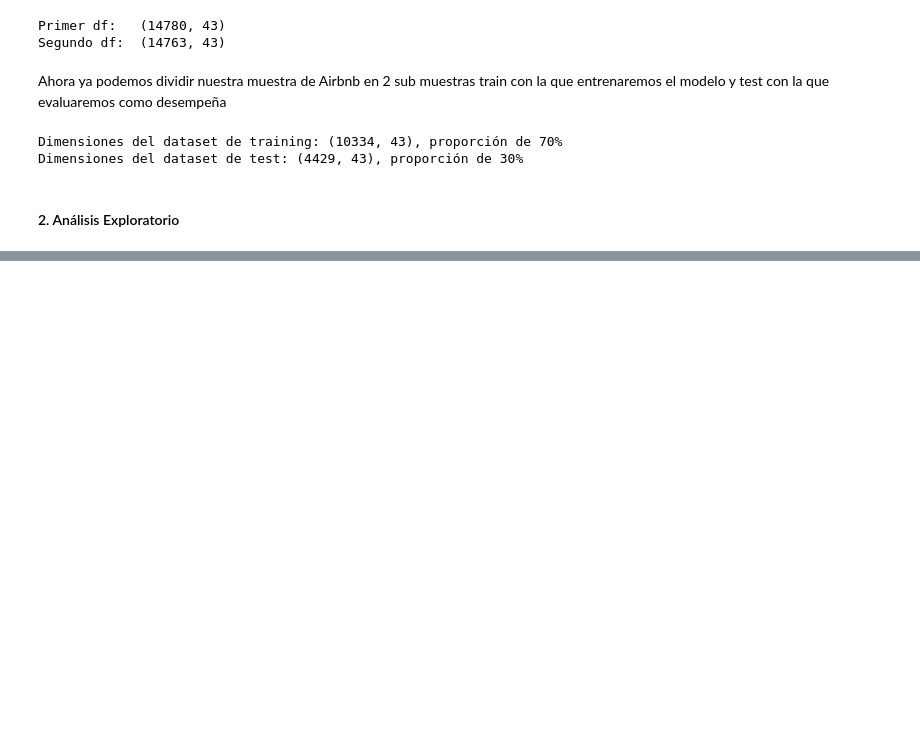
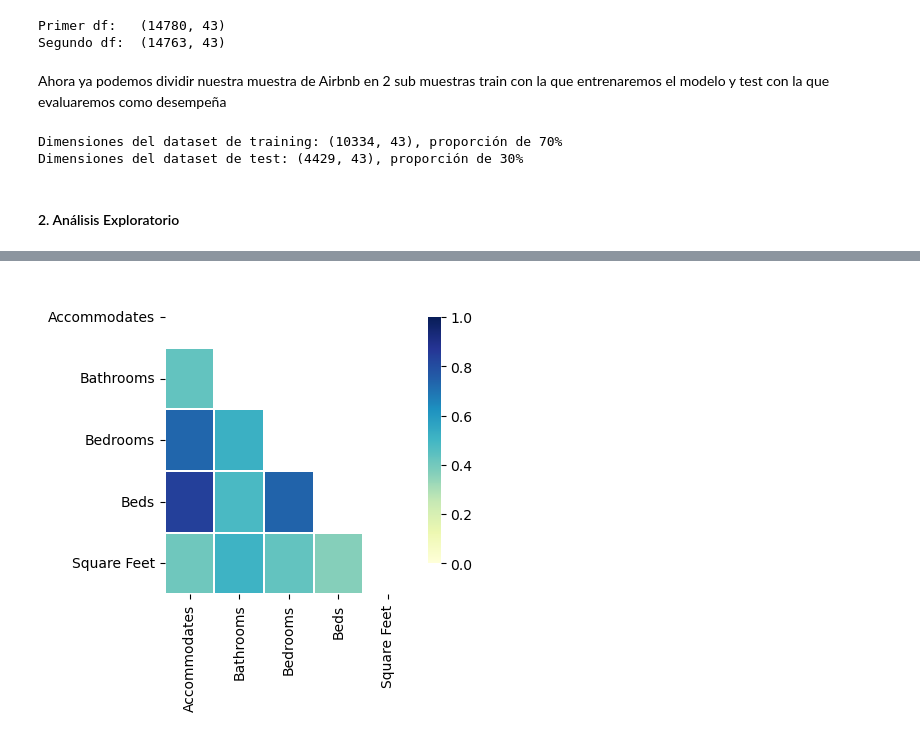
Before and after one commit to ramonlaborda/practica-ml, a Jupyter notebook: Estimacion Precio Airbnb.ipynb, the cells around one changed output, grey strips where cells are left out. Cells and saved outputs as stored; diff of their text form; code cells hidden in the pictures; blank space fills up the shorter version.

```diff
--- a/Estimacion Precio Airbnb.ipynb
+++ b/Estimacion Precio Airbnb.ipynb
@@ -105,0 +155,4 @@ Dimensiones del dataset de test: (4429, 43), proporción de 30%
+# %%
+# Variables relacionadas con características físicas del Airbnb
+val_air = ['Property Type', 'Room Type', 'Accommodates', 'Bathrooms', 'Bedrooms', 'Beds', 'Bed Type', 'Amenities', 'Square Feet']
+len(val_air)
@@ -105,0 +338,21 @@ Dimensiones del dataset de test: (4429, 43), proporción de 30%
+# %%
+import seaborn as sns
+import matplotlib.pyplot as plt
+
+# Compute the correlation matrix
+corr = np.abs(train[val_air].drop(['Property Type', 'Room Type', 'Bed Type', 'Amenities'], axis=1).corr())
+
+# Generate a mask for the upper triangle
+mask = np.zeros_like(corr, dtype=bool)
+mask[np.triu_indices_from(mask)] = True
+
+# Set up the matplotlib figure
+f, ax = plt.subplots(figsize=(4, 4))
+
+# Draw the heatmap with the mask and correct aspect ratio
+sns.heatmap(corr, mask=mask,vmin = 0.0, vmax=1.0, center=0.5,
+            linewidths=.1, cmap="YlGnBu", cbar_kws={"shrink": .8})
+
+plt.show()
+# %% [output]
+[figure, added]
```
Also changed, not shown: parts of 41 cells of this notebook, 1 other file.
